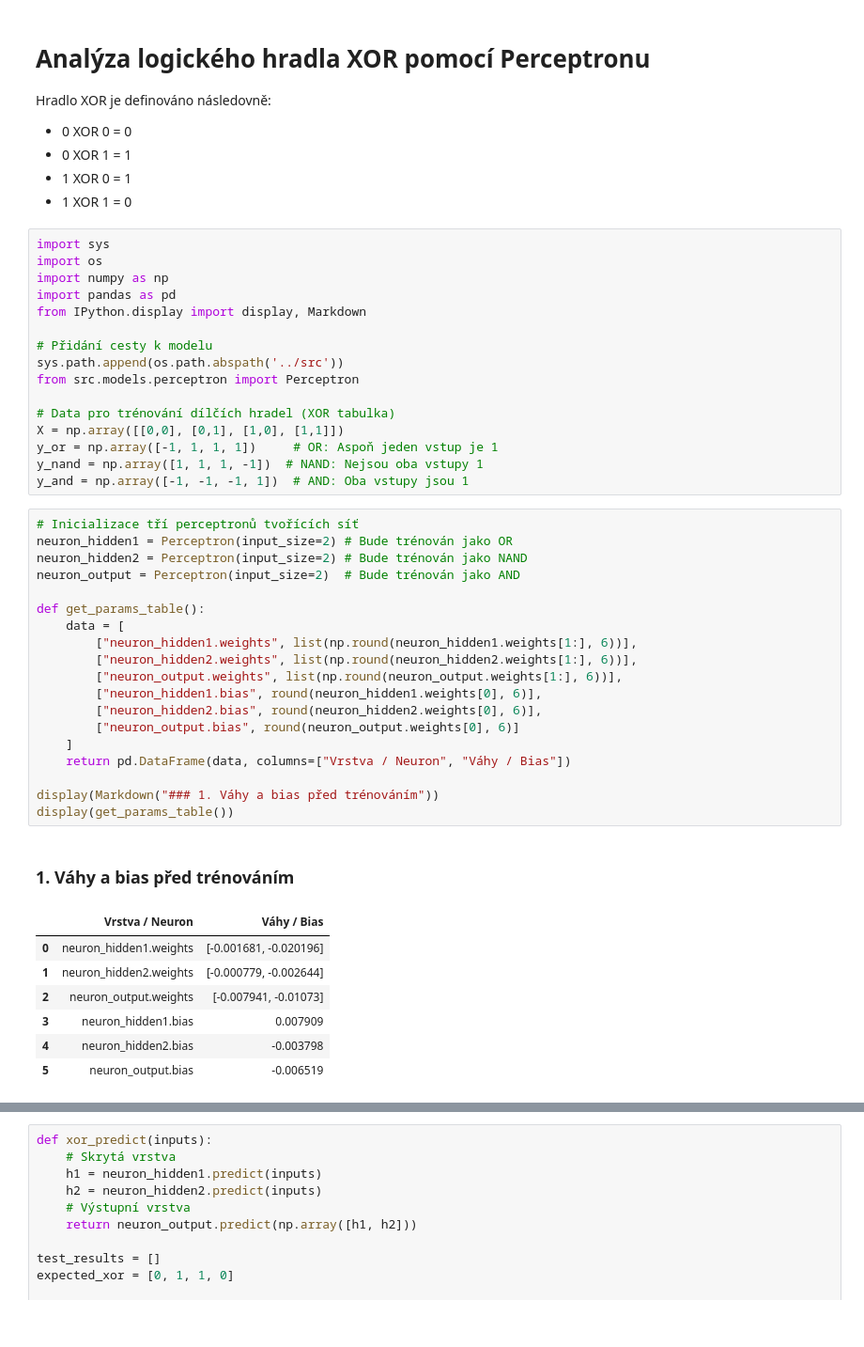
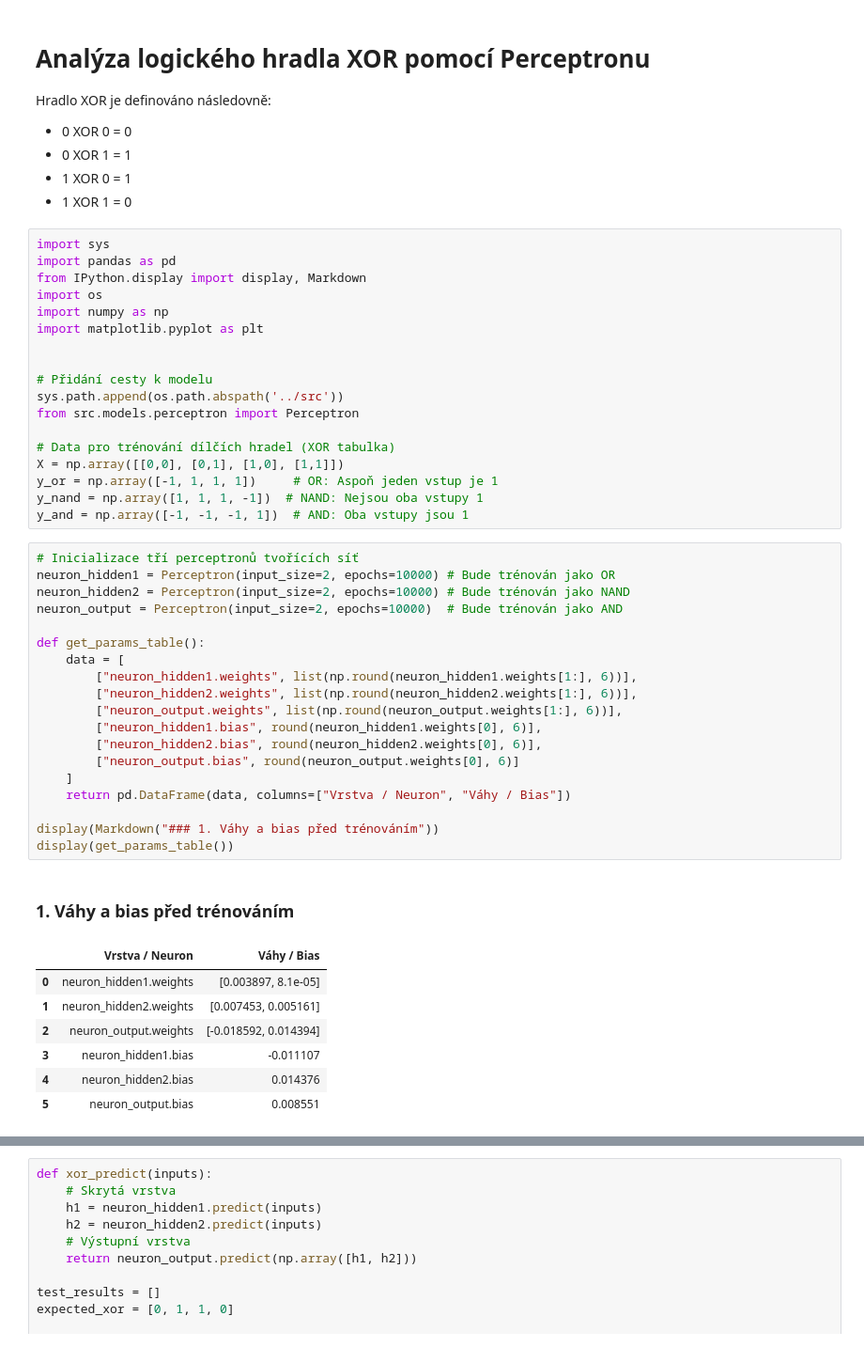
Before and after one commit to jirka-val/Unconventional-Algorithms, a Jupyter notebook: notebooks/02_logic_gates.ipynb, the cells around one changed output, grey strips where cells are left out. Shown at 94% size. Cells and saved outputs as stored; diff of their text form.

```diff
--- a/notebooks/02_logic_gates.ipynb
+++ b/notebooks/02_logic_gates.ipynb
@@ -7,10 +7,12 @@ Hradlo XOR je definováno následovně:
 - 1 XOR 1 = 0
 # %%
 import sys
+import pandas as pd
+from IPython.display import display, Markdown
 import os
 import numpy as np
-import pandas as pd
-from IPython.display import display, Markdown
+import matplotlib.pyplot as plt
+
 
 # Přidání cesty k modelu
 sys.path.append(os.path.abspath('../src'))
@@ -23,32 +25,32 @@ y_nand = np.array([1, 1, 1, -1])  # NAND: Nejsou oba vstupy 1
 y_and = np.array([-1, -1, -1, 1])  # AND: Oba vstupy jsou 1
 # %%
 # Inicializace tří perceptronů tvořících síť
-neuron_hidden1 = Perceptron(input_size=2) # Bude trénován jako OR
-neuron_hidden2 = Perceptron(input_size=2) # Bude trénován jako NAND
-neuron_output = Perceptron(input_size=2)  # Bude trénován jako AND
+neuron_hidden1 = Perceptron(input_size=2, epochs=10000) # Bude trénován jako OR
+neuron_hidden2 = Perceptron(input_size=2, epochs=10000) # Bude trénován jako NAND
+neuron_output = Perceptron(input_size=2, epochs=10000)  # Bude trénován jako AND
 
 def get_params_table():
     data = [
         ["neuron_hidden1.weights", list(np.round(neuron_hidden1.weights[1:], 6))],
         ["neuron_hidden2.weights", list(np.round(neuron_hidden2.weights[1:], 6))],
         ["neuron_output.weights", list(np.round(neuron_output.weights[1:], 6))],
         ["neuron_hidden1.bias", round(neuron_hidden1.weights[0], 6)],
         ["neuron_hidden2.bias", round(neuron_hidden2.weights[0], 6)],
         ["neuron_output.bias", round(neuron_output.weights[0], 6)]
     ]
     return pd.DataFrame(data, columns=["Vrstva / Neuron", "Váhy / Bias"])
 
 display(Markdown("### 1. Váhy a bias před trénováním"))
 display(get_params_table())
 # %% [output]
 ### 1. Váhy a bias před trénováním
 |  | Vrstva / Neuron | Váhy / Bias |
-| 0 | neuron_hidden1.weights | [-0.001681, -0.020196] |
-| 1 | neuron_hidden2.weights | [-0.000779, -0.002644] |
-| 2 | neuron_output.weights | [-0.007941, -0.01073] |
-| 3 | neuron_hidden1.bias | 0.007909 |
-| 4 | neuron_hidden2.bias | -0.003798 |
-| 5 | neuron_output.bias | -0.006519 |
+| 0 | neuron_hidden1.weights | [0.003897, 8.1e-05] |
+| 1 | neuron_hidden2.weights | [0.007453, 0.005161] |
+| 2 | neuron_output.weights | [-0.018592, 0.014394] |
+| 3 | neuron_hidden1.bias | -0.011107 |
+| 4 | neuron_hidden2.bias | 0.014376 |
+| 5 | neuron_output.bias | 0.008551 |
 # %%
 # Trénování jednotlivých komponent sítě
 neuron_hidden1.train(X, y_or)
```
Also changed, not shown: parts of 4 cells of this notebook, 4 other files.
